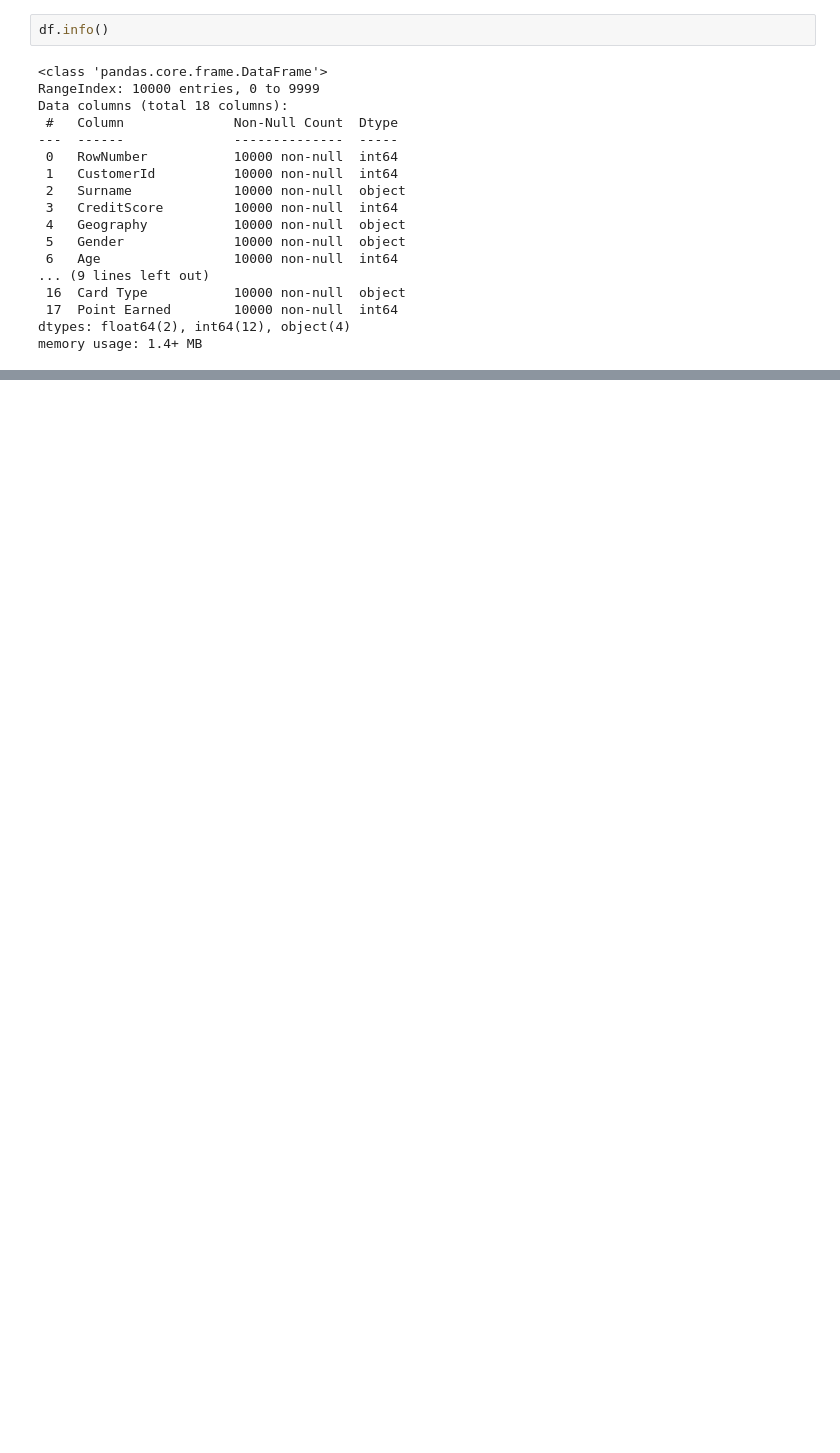
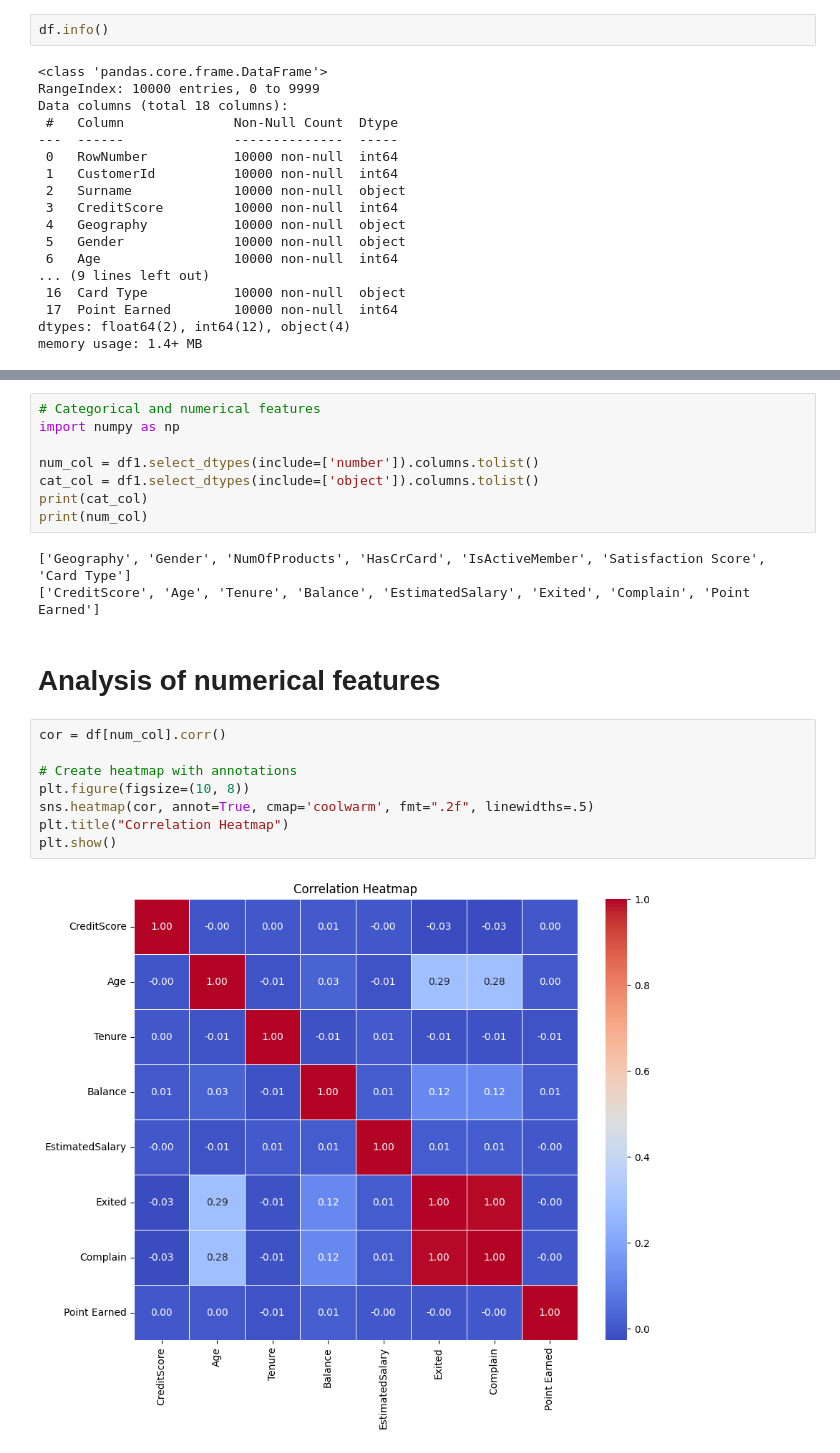
Before and after one commit to ravina029/CustomerChurnPrediction, a Jupyter notebook: research/EDA.ipynb, the cells around one changed output, grey strips where cells are left out. Saved outputs shown, nothing was run; the diff lists cells and outputs as text; blank space fills up the shorter version.

```diff
--- a/research/EDA.ipynb
+++ b/research/EDA.ipynb
@@ -559,0 +134,23 @@ plt.show()
+# %%
+# Categorical and numerical features
+import numpy as np
+
+num_col = df1.select_dtypes(include=['number']).columns.tolist()
+cat_col = df1.select_dtypes(include=['object']).columns.tolist()
+print(cat_col)
+print(num_col)
+# %% [output]
+['Geography', 'Gender', 'NumOfProducts', 'HasCrCard', 'IsActiveMember', 'Satisfaction Score', 'Card Type']
+['CreditScore', 'Age', 'Tenure', 'Balance', 'EstimatedSalary', 'Exited', 'Complain', 'Point Earned']
+# %% [markdown]
+# Analysis of numerical features
+# %%
+cor = df[num_col].corr()
+
+# Create heatmap with annotations
+plt.figure(figsize=(10, 8))
+sns.heatmap(cor, annot=True, cmap='coolwarm', fmt=".2f", linewidths=.5)
+plt.title("Correlation Heatmap")
+plt.show()
+# %% [output]
+[figure, added]
```
Also changed, not shown: parts of 76 cells of this notebook.
